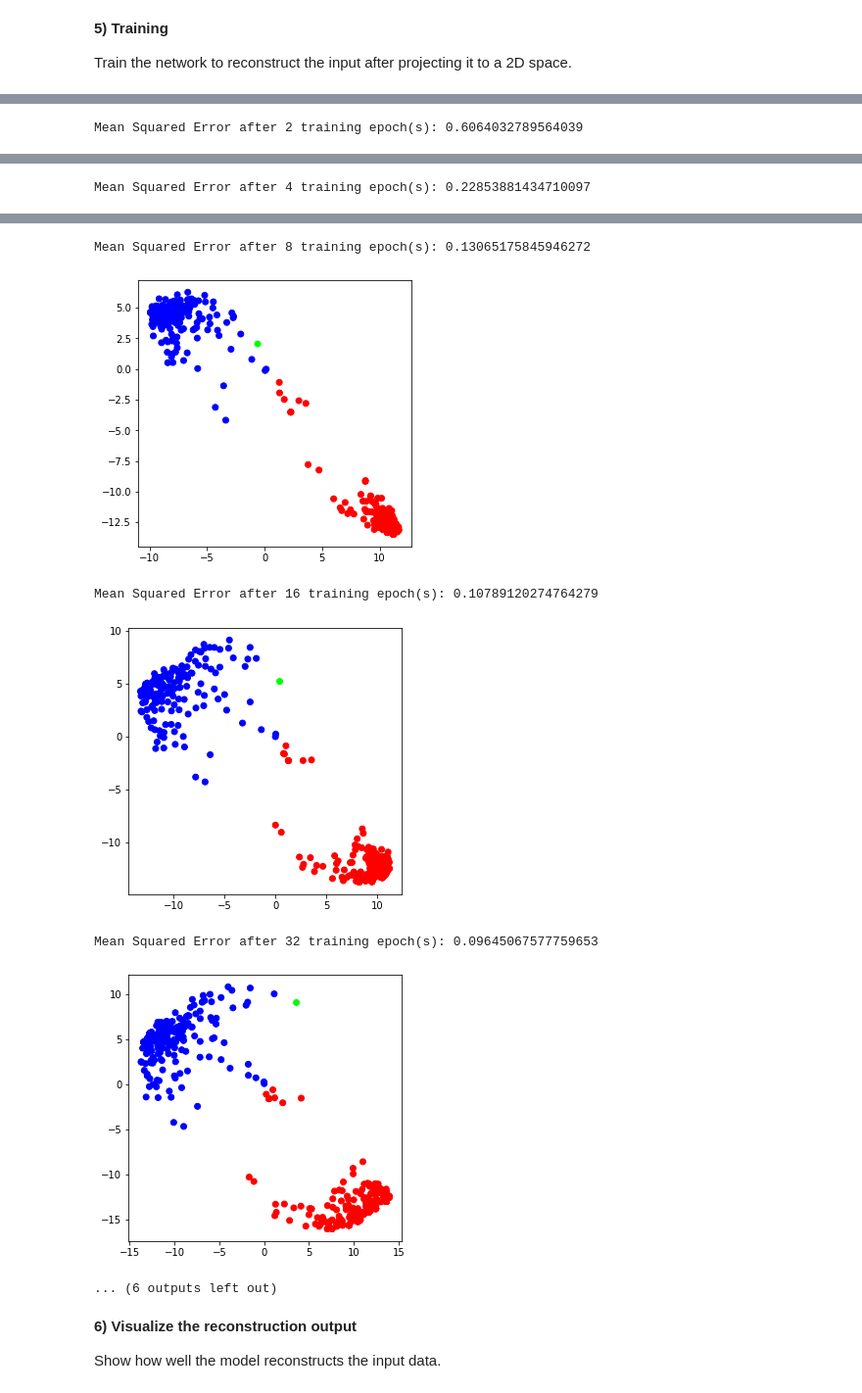
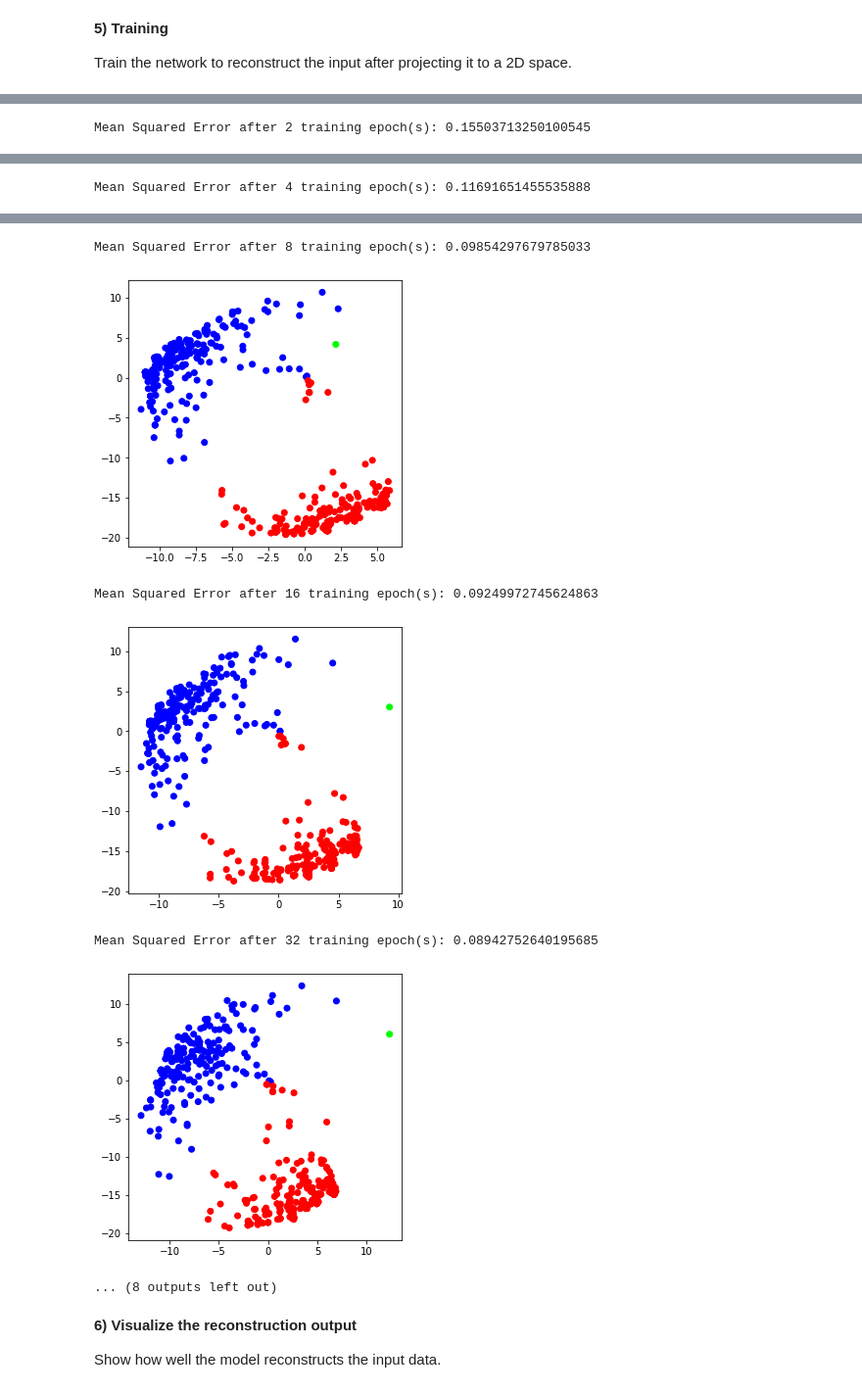
Before and after one commit to shilpisirohi12/bootcamp, a Jupyter notebook: Project2.ipynb, the cells around one changed output, grey strips where cells are left out. Shown: that part at 98% size. Cells and saved outputs as stored; diff of their text form; code cells hidden in the pictures.

```diff
--- a/Project2.ipynb
+++ b/Project2.ipynb
@@ -115,11 +115,13 @@ Create an autoencoder neural network that projects a vector of votes from a hous
 embedding_size = 2
 
 input = tf.keras.Input(shape=(N,))
-out = tf.keras.layers.Dense(32, activation='relu')(input)
-emb = tf.keras.layers.Dense(embedding_size)(out)
+out = tf.keras.layers.Dense(256, activation='relu')(input)
+out1 = tf.keras.layers.Dense(128, activation='relu')(out)
+emb = tf.keras.layers.Dense(embedding_size)(out1)
 
-out = tf.keras.layers.Dense(32, activation='relu')(emb)
-rec = tf.keras.layers.Dense(N, activation='tanh')(out)
+out = tf.keras.layers.Dense(128, activation='relu')(emb)
+out1 = tf.keras.layers.Dense(256, activation='relu')(out)
+rec = tf.keras.layers.Dense(N, activation='tanh')(out1)
 
 model = tf.keras.models.Model(inputs=input, outputs=[rec, emb])
 model.summary()
@@ -191,7 +192,7 @@ def validate(X_, batch_size, model, emb_size):
 
 #training loop
 optimizer = tf.optimizers.Adam(learning_rate=0.001)
-num_epochs = 256
+num_epochs = 512
 batch_size = 32
 
 log_count = 1
@@ -209 +210 @@ Mean Squared Error after 1 training epoch(s): 0.8030815948992933
-Mean Squared Error after 2 training epoch(s): 0.6064032789564039
+Mean Squared Error after 2 training epoch(s): 0.15503713250100545
@@ -211 +212 @@ Mean Squared Error after 2 training epoch(s): 0.6064032789564039
-Mean Squared Error after 4 training epoch(s): 0.22853881434710097
+Mean Squared Error after 4 training epoch(s): 0.11691651455535888
@@ -213,10 +214,10 @@ Mean Squared Error after 4 training epoch(s): 0.22853881434710097
-Mean Squared Error after 8 training epoch(s): 0.13065175845946272
+Mean Squared Error after 8 training epoch(s): 0.09854297679785033
-[figure, old version]
+[figure, new version]
-Mean Squared Error after 16 training epoch(s): 0.10789120274764279
+Mean Squared Error after 16 training epoch(s): 0.09249972745624863
-[figure, old version]
+[figure, new version]
-Mean Squared Error after 32 training epoch(s): 0.09645067577759653
+Mean Squared Error after 32 training epoch(s): 0.08942752640195685
-[figure, old version]
+[figure, new version]
-... (6 outputs left out)
+... (8 outputs left out)
 # %% [markdown]
 **6) Visualize the reconstruction output**
 
```
Also changed, not shown: parts of 3 cells of this notebook.
